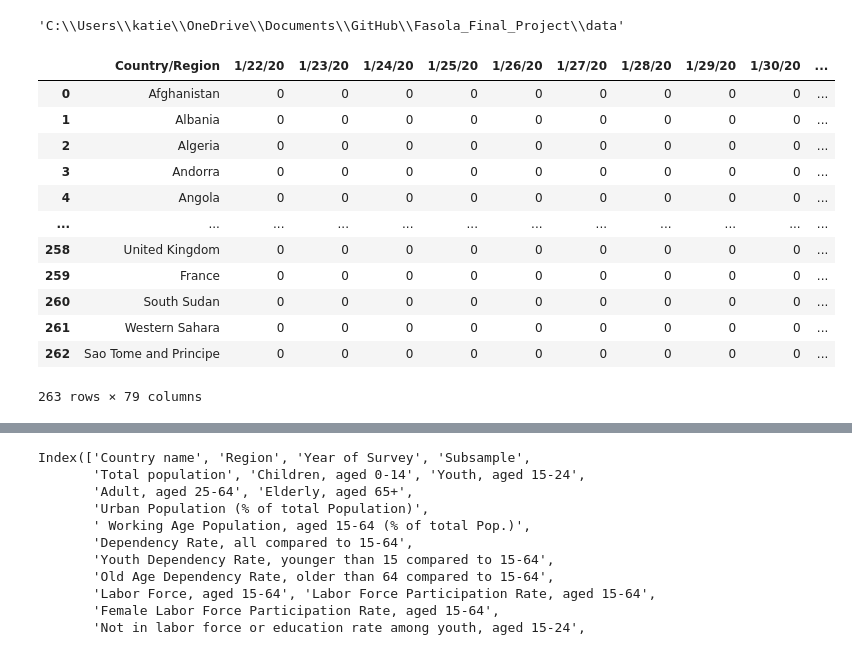
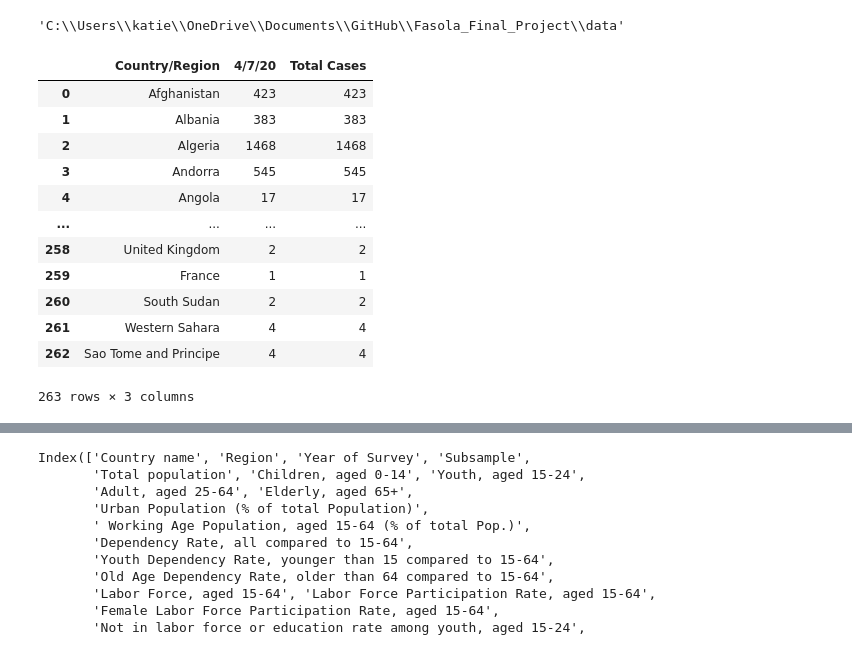
Before and after one commit to kfasola/Fasola_Final_Project, a Jupyter notebook: Fasola - Final Project.ipynb, the cells around one changed output, grey strips where cells are left out. Cells and saved outputs as stored; diff of their text form; code cells hidden in the pictures.

```diff
--- a/Fasola - Final Project.ipynb
+++ b/Fasola - Final Project.ipynb
@@ -24,20 +24,20 @@ os.getcwd()
 'C:\\Users\\katie\\OneDrive\\Documents\\GitHub\\Fasola_Final_Project\\data'
 # %%
 globalcases_covid = pd.read_csv('time_series_covid19_confirmed_global.csv')
-globalcases_covid.drop(['Province/State', 'Lat', 'Long'], axis=1, inplace=True)
+globalcases_covid.drop(globalcases_covid.columns.difference(['Country/Region', '4/7/20']), axis=1, inplace=True)
 globalcases_covid['Total Cases'] = globalcases_covid.sum(1)
 globalcases_covid
 # %% [output]
-|  | Country/Region | 1/22/20 | 1/23/20 | 1/24/20 | 1/25/20 | 1/26/20 | 1/27/20 | 1/28/20 | 1/29/20 | 1/30/20 | ... |
-| 0 | Afghanistan | 0 | 0 | 0 | 0 | 0 | 0 | 0 | 0 | 0 | ... |
-| 1 | Albania | 0 | 0 | 0 | 0 | 0 | 0 | 0 | 0 | 0 | ... |
-| 2 | Algeria | 0 | 0 | 0 | 0 | 0 | 0 | 0 | 0 | 0 | ... |
-| 3 | Andorra | 0 | 0 | 0 | 0 | 0 | 0 | 0 | 0 | 0 | ... |
-| 4 | Angola | 0 | 0 | 0 | 0 | 0 | 0 | 0 | 0 | 0 | ... |
-| ... | ... | ... | ... | ... | ... | ... | ... | ... | ... | ... | ... |
-| 258 | United Kingdom | 0 | 0 | 0 | 0 | 0 | 0 | 0 | 0 | 0 | ... |
-| 259 | France | 0 | 0 | 0 | 0 | 0 | 0 | 0 | 0 | 0 | ... |
-| 260 | South Sudan | 0 | 0 | 0 | 0 | 0 | 0 | 0 | 0 | 0 | ... |
-| 261 | Western Sahara | 0 | 0 | 0 | 0 | 0 | 0 | 0 | 0 | 0 | ... |
-| 262 | Sao Tome and Principe | 0 | 0 | 0 | 0 | 0 | 0 | 0 | 0 | 0 | ... |
+|  | Country/Region | 4/7/20 | Total Cases |
+| 0 | Afghanistan | 423 | 423 |
+| 1 | Albania | 383 | 383 |
+| 2 | Algeria | 1468 | 1468 |
+| 3 | Andorra | 545 | 545 |
+| 4 | Angola | 17 | 17 |
+| ... | ... | ... | ... |
+| 258 | United Kingdom | 2 | 2 |
+| 259 | France | 1 | 1 |
+| 260 | South Sudan | 2 | 2 |
+| 261 | Western Sahara | 4 | 4 |
+| 262 | Sao Tome and Principe | 4 | 4 |
-263 rows × 79 columns
+263 rows × 3 columns
```
Also changed, not shown: parts of 44 cells of this notebook, 1 other file.
